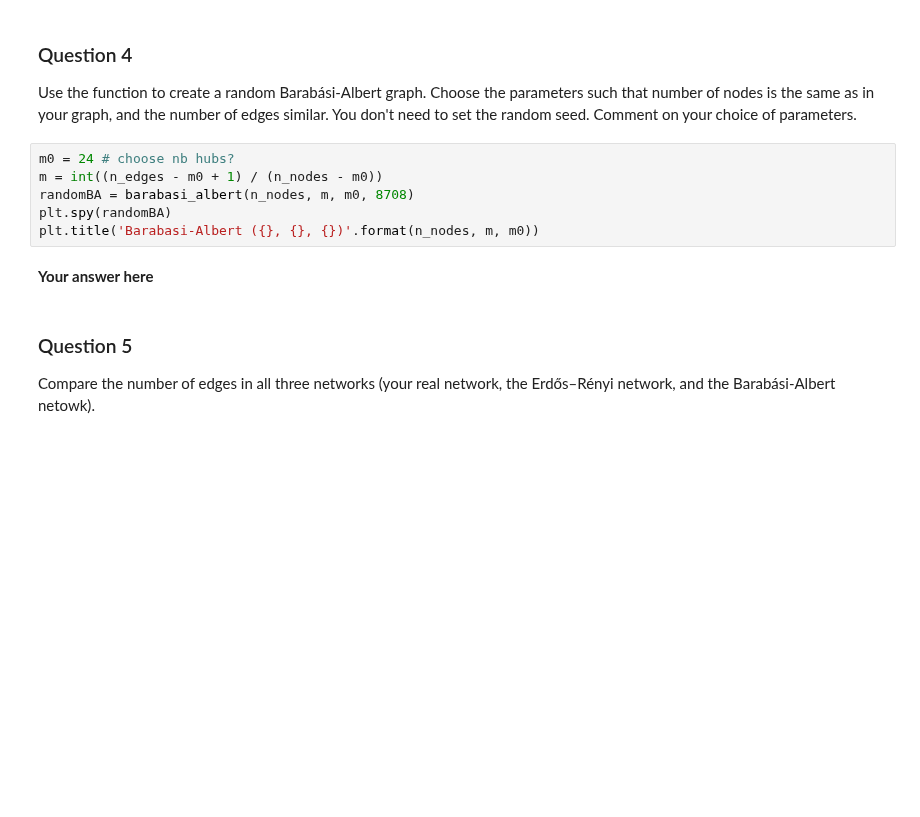
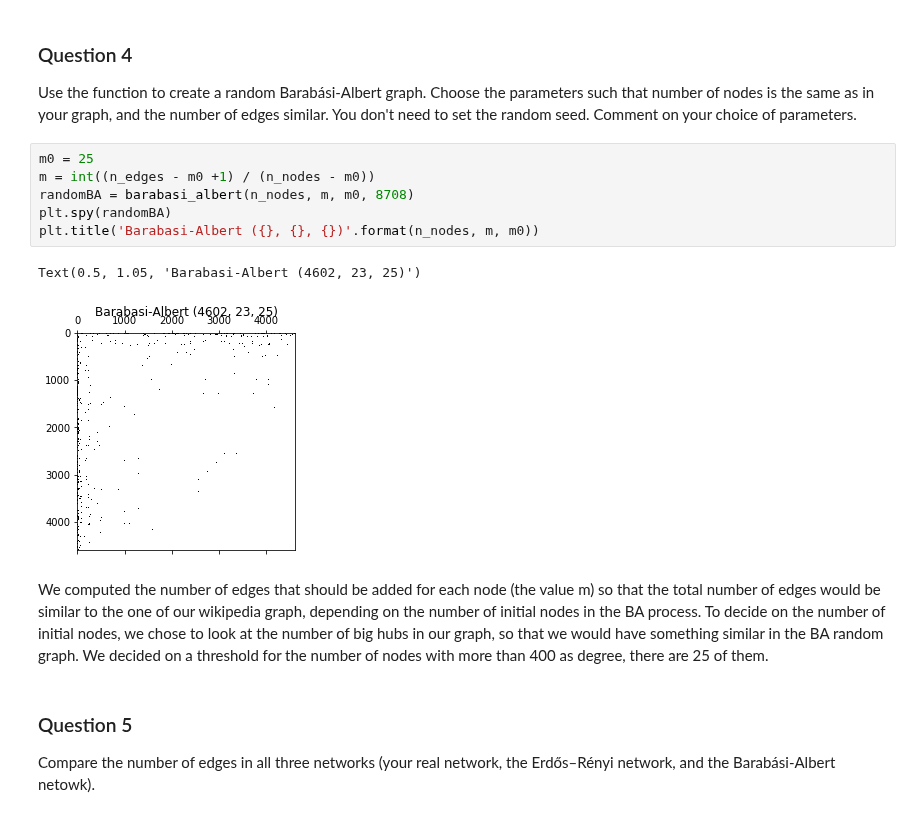
Before and after one commit to isabelaconstantin/wikinet, a Jupyter notebook: milestone2/2_network_models.ipynb, the cells around one changed output. Drawn from its saved outputs; the diff is of its cells as text; blank space fills up the shorter version.

```diff
--- a/milestone2/2_network_models.ipynb
+++ b/milestone2/2_network_models.ipynb
@@ -164,13 +173,16 @@ plt.title('Barabasi-Albert (10, 2)')
 
 Use the function to create a random Barabási-Albert graph. Choose the parameters such that number of nodes is the same as in your graph, and the number of edges similar. You don't need to set the random seed. Comment on your choice of parameters.
 # %%
-m0 = 24 # choose nb hubs?
-m = int((n_edges - m0 + 1) / (n_nodes - m0))
+m0 = 25
+m = int((n_edges - m0 +1) / (n_nodes - m0))
 randomBA = barabasi_albert(n_nodes, m, m0, 8708)
 plt.spy(randomBA)
 plt.title('Barabasi-Albert ({}, {}, {})'.format(n_nodes, m, m0))
+# %% [output]
+Text(0.5, 1.05, 'Barabasi-Albert (4602, 23, 25)')
+[figure, added]
-# %% [markdown]
-**Your answer here**
+# %% [markdown]
+We computed the number of edges that should be added for each node (the value m) so that the total number of edges would be similar to the one of our wikipedia graph, depending on the number of initial nodes in the BA process. To decide on the number of initial nodes, we chose to look at the number of big hubs in our graph, so that we would have something similar in the BA random graph. We decided on a threshold for the number of nodes with more than 400 as degree, there are 25 of them.
 # %% [markdown]
 ### Question 5
 
```
Also changed, not shown: parts of 7 cells of this notebook, 1 other file.
